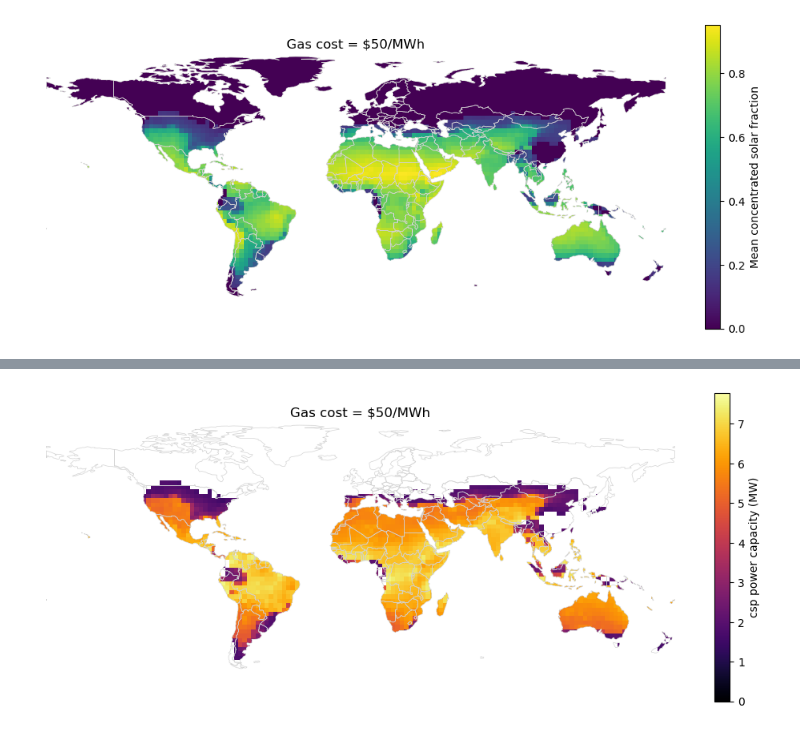
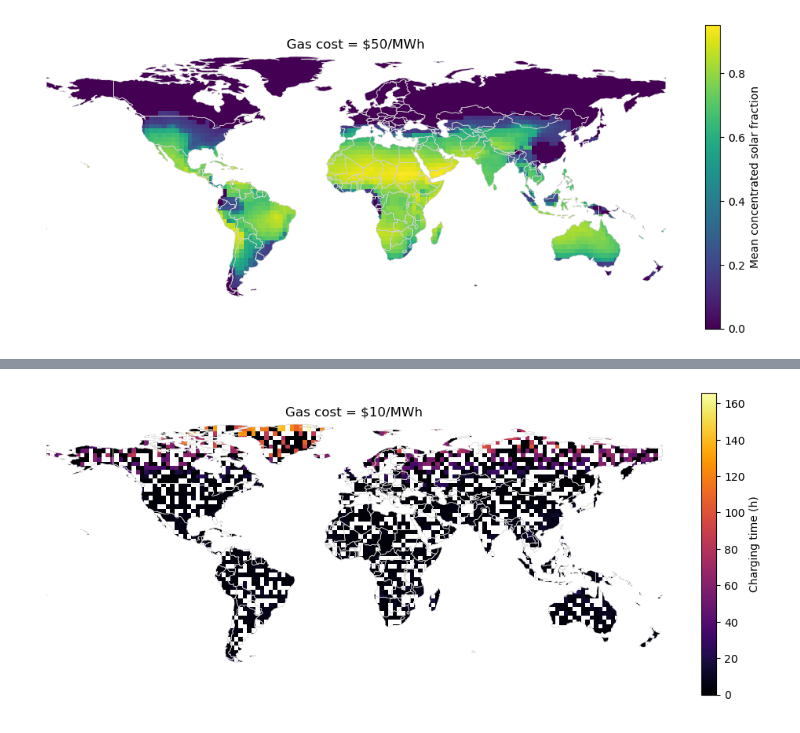
Before and after one commit to carnegie/clab_concentrated_solar, a Jupyter notebook: plot_result_map.ipynb, the cells around one changed output, grey strips where cells are left out. Cells and saved outputs as stored; diff of their text form; code cells hidden in the pictures.

Commit message:
Reorganize plotting

```diff
--- a/plot_result_map.ipynb
+++ b/plot_result_map.ipynb
@@ -333,4 +55,4 @@ plot_result_map('output_data/cs_fraction_CSP_storage_gas50.nc', 'CSP_storage', '
 # %%
-plot_result_map('output_data/storage_ratio_CSP_storage_gas50.nc', 'CSP_storage', 'Gas cost = $50/MWh', 'csp power capacity (MW)')
+plot_result_map('output_data/cfs_mean/storage_ratio_CSP_storage_gas10.nc', 'CSP_storage', 'Gas cost = $10/MWh', 'Charging time (h)')
 # %% [output]
-[figure, old version]
+[figure, new version]
```
Also changed, not shown: parts of 16 cells of this notebook, 3 other files.
